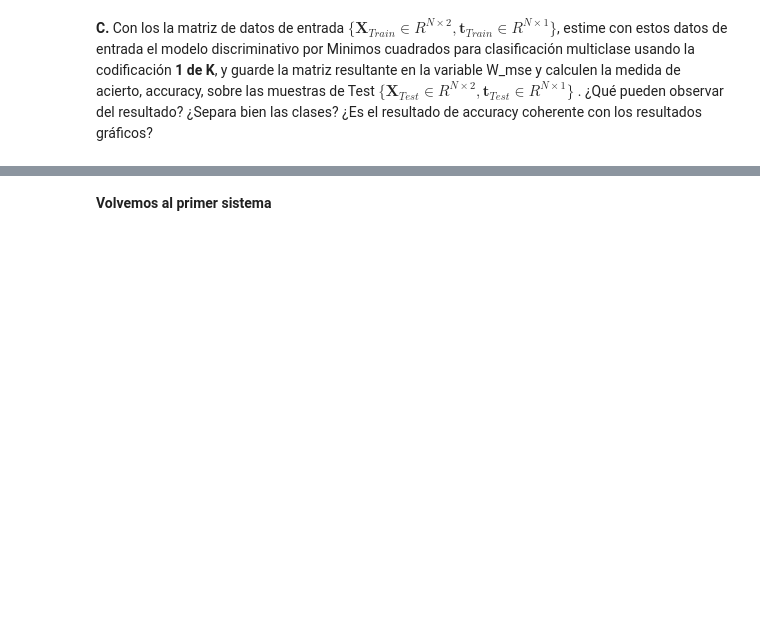
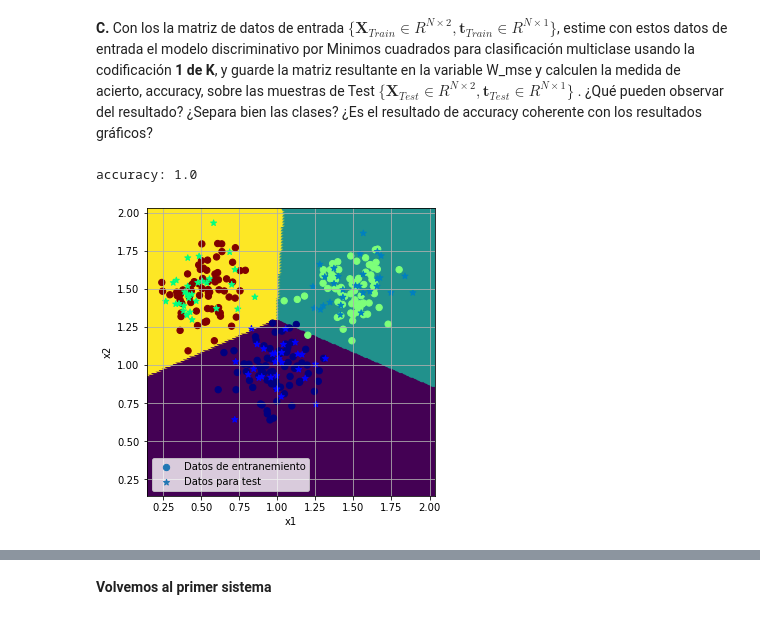
Before and after one commit to SeekingAura/Machine-learning-course-UTP, a Jupyter notebook: Laboratorios/Carlos Arturo Moreno Tabares - Lab03_.ipynb, the cells around one changed output, grey strips where cells are left out. Drawn from its saved outputs; the diff is of its cells as text; code cells hidden in the pictures; blank space fills up the shorter version.

```diff
--- a/Laboratorios/Carlos Arturo Moreno Tabares - Lab03_.ipynb
+++ b/Laboratorios/Carlos Arturo Moreno Tabares - Lab03_.ipynb
@@ -288,30 +332,55 @@ T = target_2_1K(tTrain)
 # Expand Xtrain -> X tilde
 Xtilde = np.concatenate((np.ones((N,1)),Xtrain),axis=1)
 #%% Your code
+
+# Pseudoinversa - (Similar al Phi en regresión)
+W_mse=np.linalg.pinv(Xtilde)@T
+
+
+Xtest_new=np.concatenate((np.ones((Xtest.shape[0],1)),Xtest),axis=1)
+
+
+#print(Xtest_new)
+# print(labels)
+
+# Scores class is by index
+# print(Xtest_new@W_mse)
+# This select points clasification with more high score
+t_new=unoK_2_target(Xtest_new@W_mse, labels)
+
+accuracy=np.mean(t_new==tTest)
+
+print("accuracy: {}".format(accuracy))
+
+# Accuracy t_new con tTest
+
 
 
 
 
 #%% Para graficar
 min_x1 = np.min(X) - 0.1
 max_x1 = np.max(X) + 0.1
 x1 = np.arange(min_x1,max_x1,0.01)
 x2 = np.arange(min_x1,max_x1,0.01)
 xx1,xx2 = np.meshgrid(x1,x2)
 X_plot = np.concatenate((xx1.reshape(xx1.size,1),xx2.reshape(xx2.size,1)),axis=1)
 X_plot_tilde = np.concatenate((np.ones((xx1.size,1)),X_plot),axis=1)
 T_plot = X_plot_tilde@W_mse
 t_plot = unoK_2_target(T_plot,labels)
 fig = plt.figure()
 axes = fig.add_axes([1, 1, 1, 1])
 axes.scatter(X_plot[:,0],X_plot[:,1],c = t_plot,s = 40)
 axes.scatter(Xtrain[:,0],Xtrain[:,1],c=tTrain,s = 40,label='Datos de entranemiento',cmap=plt.cm.jet)
 axes.scatter(Xtest[:,0],Xtest[:,1],c=tTest+200,s = 40,marker='*',cmap=plt.cm.winter,label='Datos para test')
 plt.xlim([min_x1,max_x1])
 plt.ylim([min_x1,max_x1])
 axes.set_aspect('equal', 'box')
 plt.legend()
 plt.grid(True)
 plt.xlabel('x1')
 plt.ylabel('x2')
 plt.show()
+# %% [output]
+accuracy: 1.0
+[figure, added]
```
Also changed, not shown: parts of 9 cells of this notebook.
